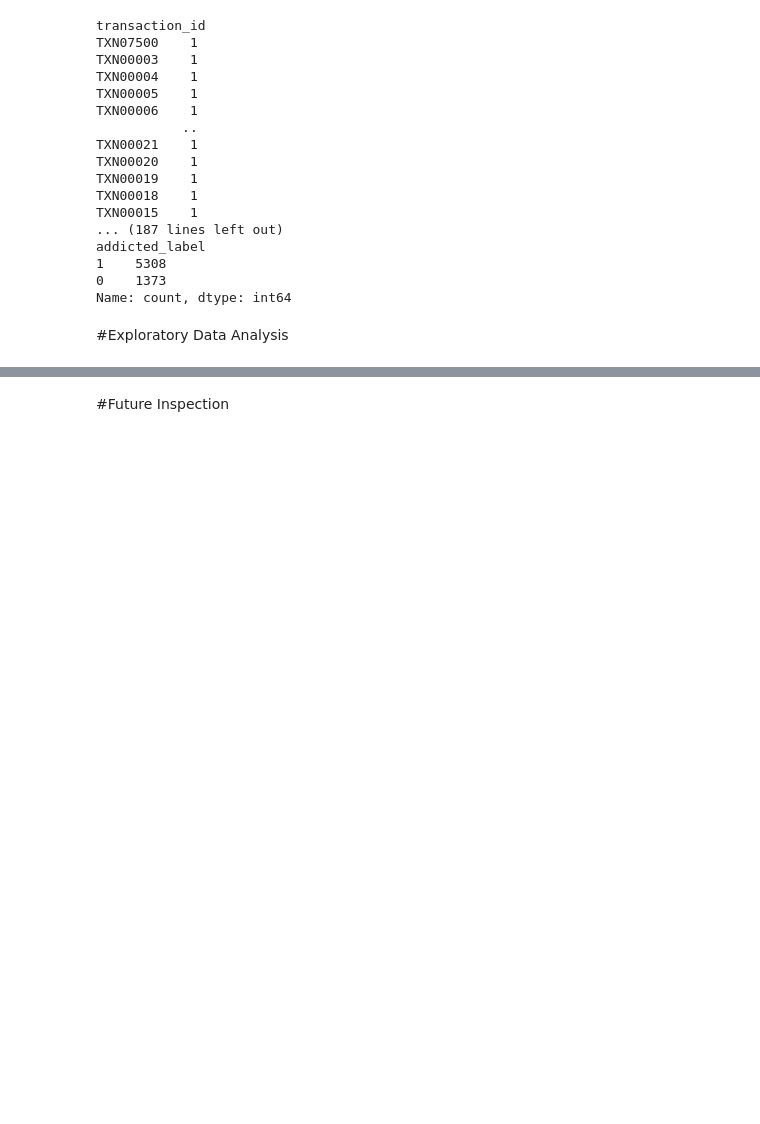
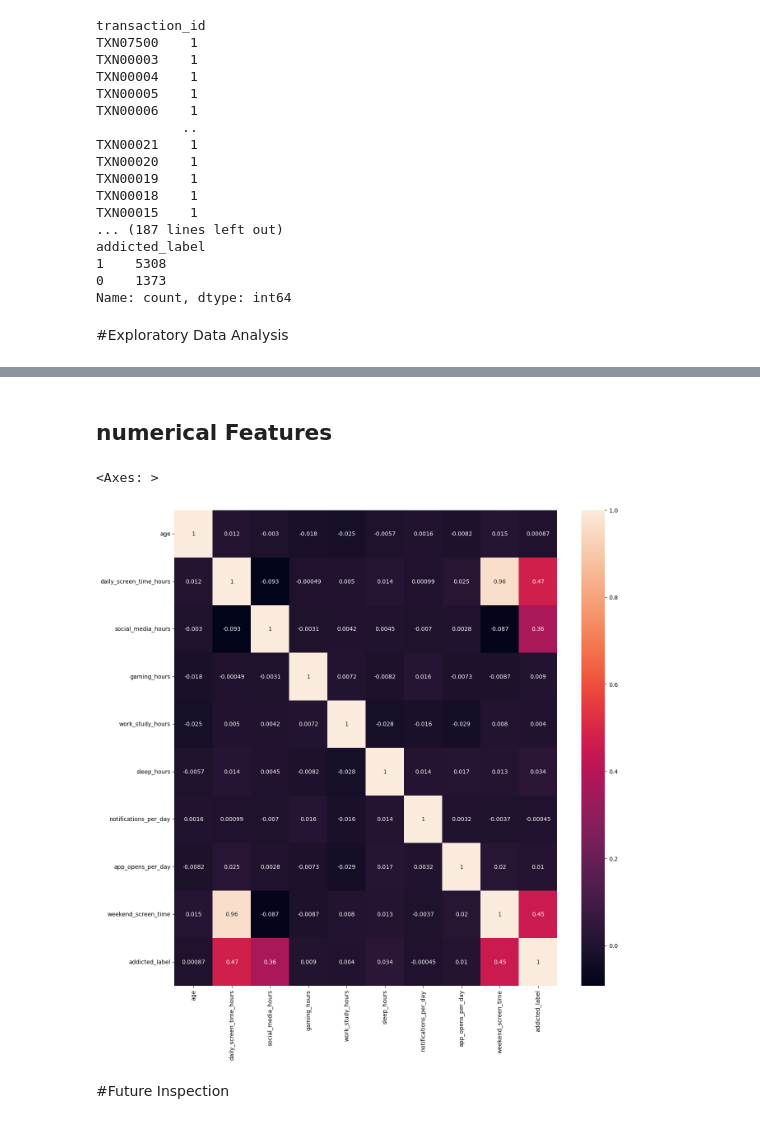
Before and after one commit to abeeraz379/Smartphone-Usage-Addiction-Analysis-, a Jupyter notebook: Smartphone_Usage_&_Addiction_Analysis_.ipynb, the cells around one changed output, grey strips where cells are left out. Cells and saved outputs as stored; diff of their text form; code cells hidden in the pictures; blank space fills up the shorter version.

```diff
--- a/Smartphone_Usage_&_Addiction_Analysis_.ipynb
+++ b/Smartphone_Usage_&_Addiction_Analysis_.ipynb
@@ -186,2 +196,11 @@ Name: count, dtype: int64
+# %% [markdown]
+## numerical Features
+# %%
+fig,ax=plt.subplots(figsize=(15,15))
+crr=df.corr(numeric_only=True)
+sns.heatmap(crr,annot=True)
+# %% [output]
+<Axes: >
+[figure, added]
 # %% [markdown]
 #Future Inspection
```
Also changed, not shown: parts of 3 cells of this notebook.
